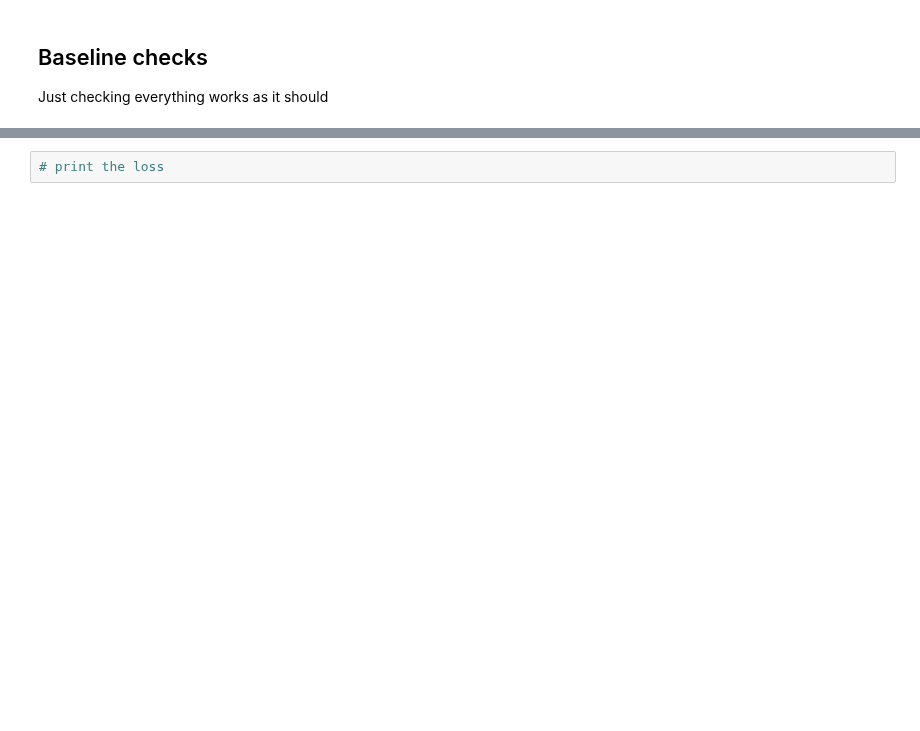
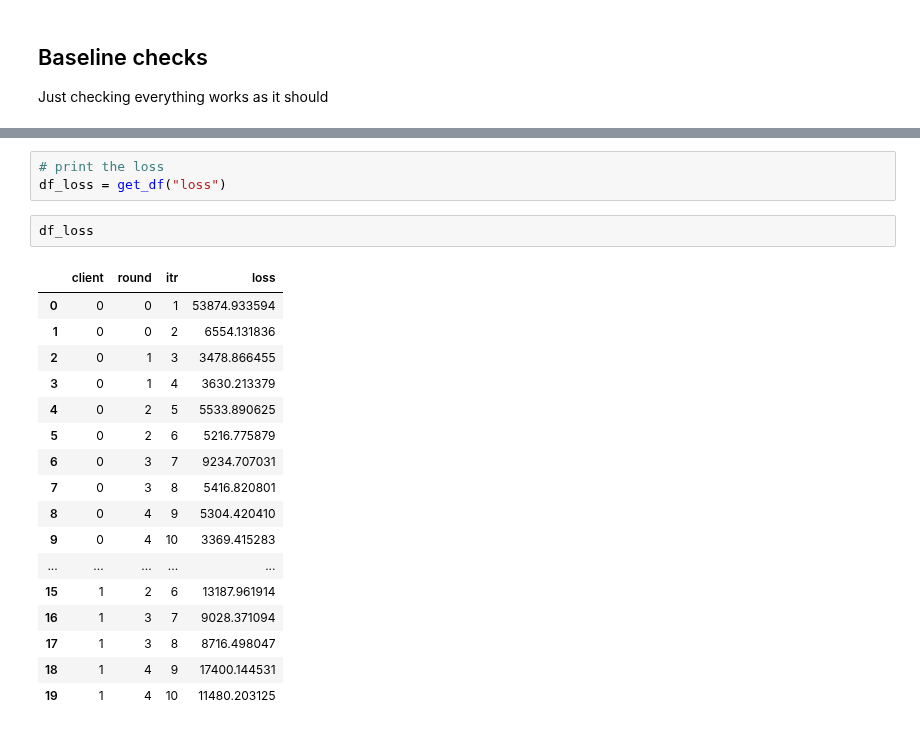
Before and after one commit to luisas/fl4tsf, a Jupyter notebook: analysis/03_nodesolve.ipynb, the cells around one changed output, grey strips where cells are left out. Cells and saved outputs as stored; diff of their text form; blank space fills up the shorter version.

```diff
--- a/analysis/03_nodesolve.ipynb
+++ b/analysis/03_nodesolve.ipynb
@@ -83,2 +88,23 @@ plt.show()
 # %%
 # print the loss
+df_loss = get_df("loss")
+# %%
+df_loss
+# %% [output]
+|  | client | round | itr | loss |
+| 0 | 0 | 0 | 1 | 53874.933594 |
+| 1 | 0 | 0 | 2 | 6554.131836 |
+| 2 | 0 | 1 | 3 | 3478.866455 |
+| 3 | 0 | 1 | 4 | 3630.213379 |
+| 4 | 0 | 2 | 5 | 5533.890625 |
+| 5 | 0 | 2 | 6 | 5216.775879 |
+| 6 | 0 | 3 | 7 | 9234.707031 |
+| 7 | 0 | 3 | 8 | 5416.820801 |
+| 8 | 0 | 4 | 9 | 5304.420410 |
+| 9 | 0 | 4 | 10 | 3369.415283 |
+| ... | ... | ... | ... | ... |
+| 15 | 1 | 2 | 6 | 13187.961914 |
+| 16 | 1 | 3 | 7 | 9028.371094 |
+| 17 | 1 | 3 | 8 | 8716.498047 |
+| 18 | 1 | 4 | 9 | 17400.144531 |
+| 19 | 1 | 4 | 10 | 11480.203125 |
```
Also changed, not shown: parts of 5 cells of this notebook, 6 other files.
